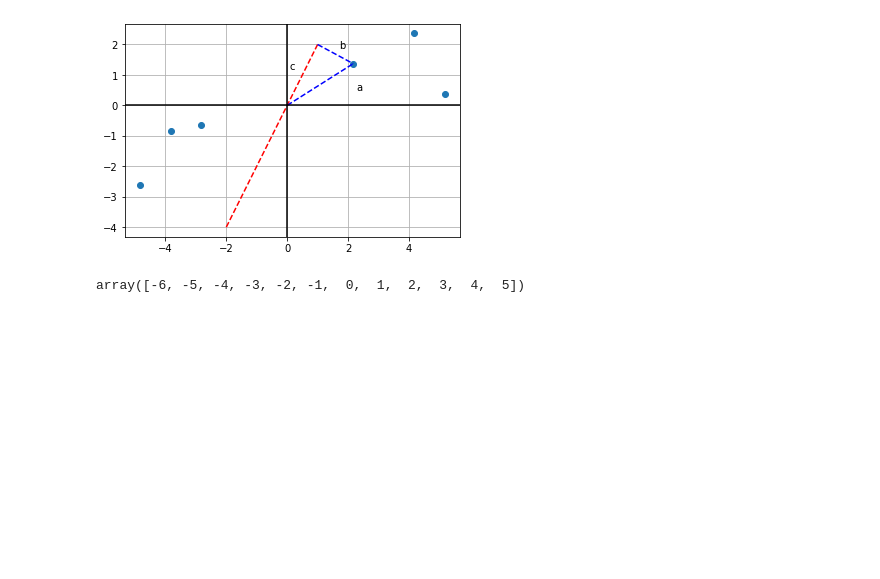
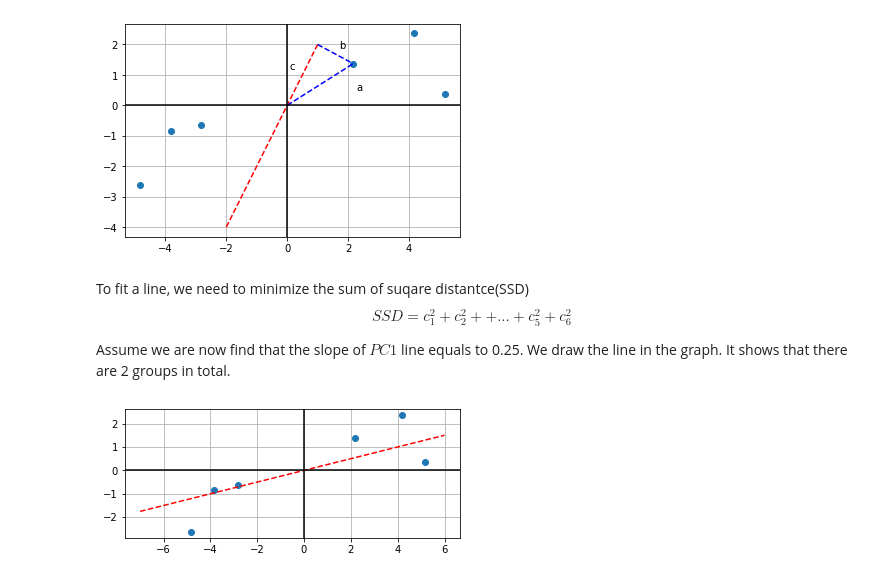
Before and after one commit to xg99/ML, a Jupyter notebook: pca.ipynb, the cells around one changed output. Cells and saved outputs as stored; diff of their text form; code cells hidden in the pictures; blank space fills up the shorter version.

```diff
--- a/pca.ipynb
+++ b/pca.ipynb
@@ -84,9 +87,25 @@ ax.axvline(x=0, color='k')
 plt.show()
 # %% [output]
 [figure]
-# %%
-import numpy as np
-x = np.arange(-6,6)
-x
-# %% [output]
-array([-6, -5, -4, -3, -2, -1,  0,  1,  2,  3,  4,  5])
+# %% [markdown]
+To fit a line, we need to minimize the sum of suqare distantce(SSD)
+$$SSD=c_1^2 +c_2^2+ +...+ c_5^2+c_6^2 $$
+
+Assume we are now find that the slope of $PC1$ line equals to 0.25. We draw the line in the graph.  It shows that there are 2 groups in total.
+# %%
+import numpy as np
+random_line = np.arange(-7, 7)
+y = [i*0.25 for i in random_line]
+
+fig, ax = plt.subplots()
+ax.scatter(gene1_shift, gene2_shift, )
+ax.plot(random_line, y, '--' , color = 'r', )
+
+ax.set_aspect('equal')
+ax.grid(True, which='both')
+
+ax.axhline(y=0, color='k')
+ax.axvline(x=0, color='k')
+plt.show()
+# %% [output]
+[figure, added]
```
Also changed, not shown: parts of 6 cells of this notebook.
